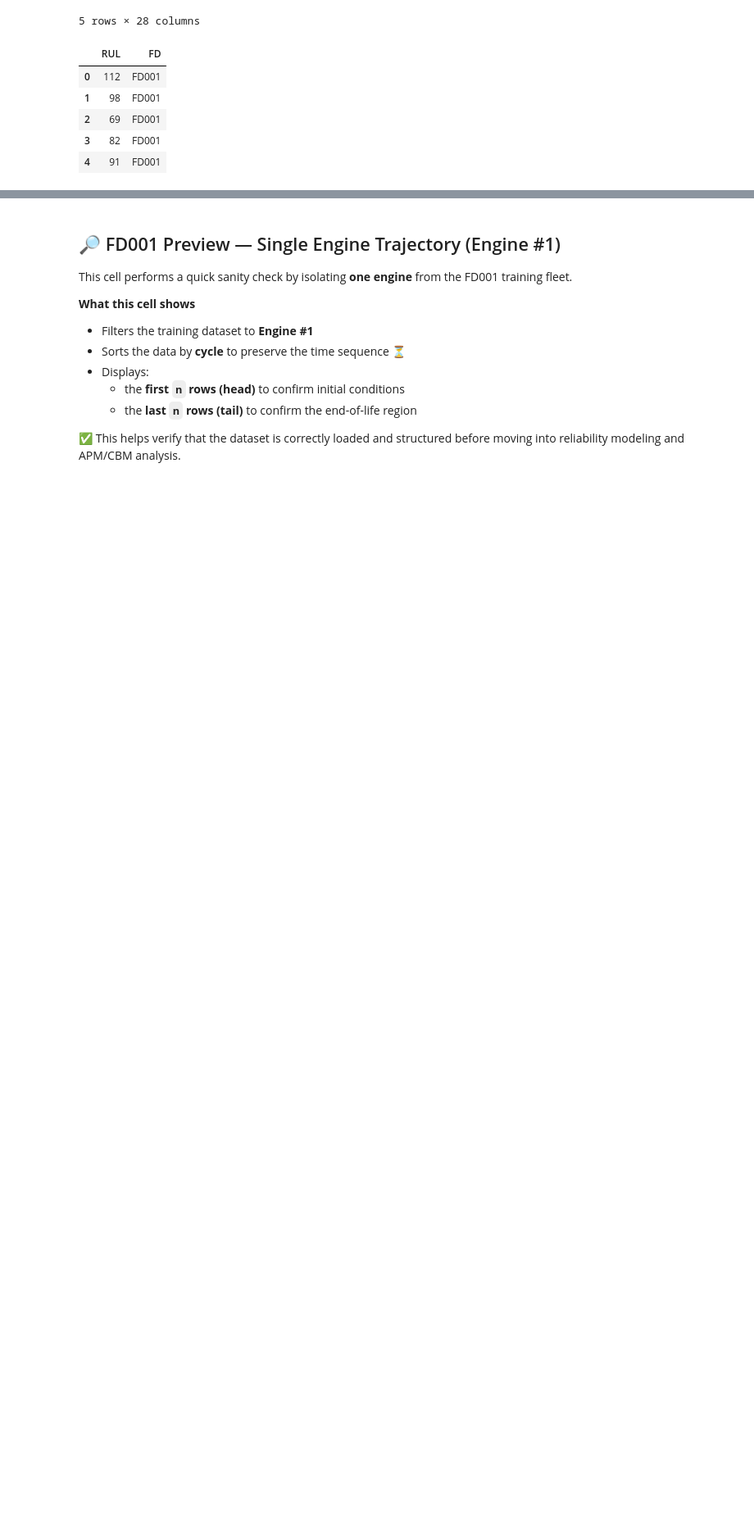
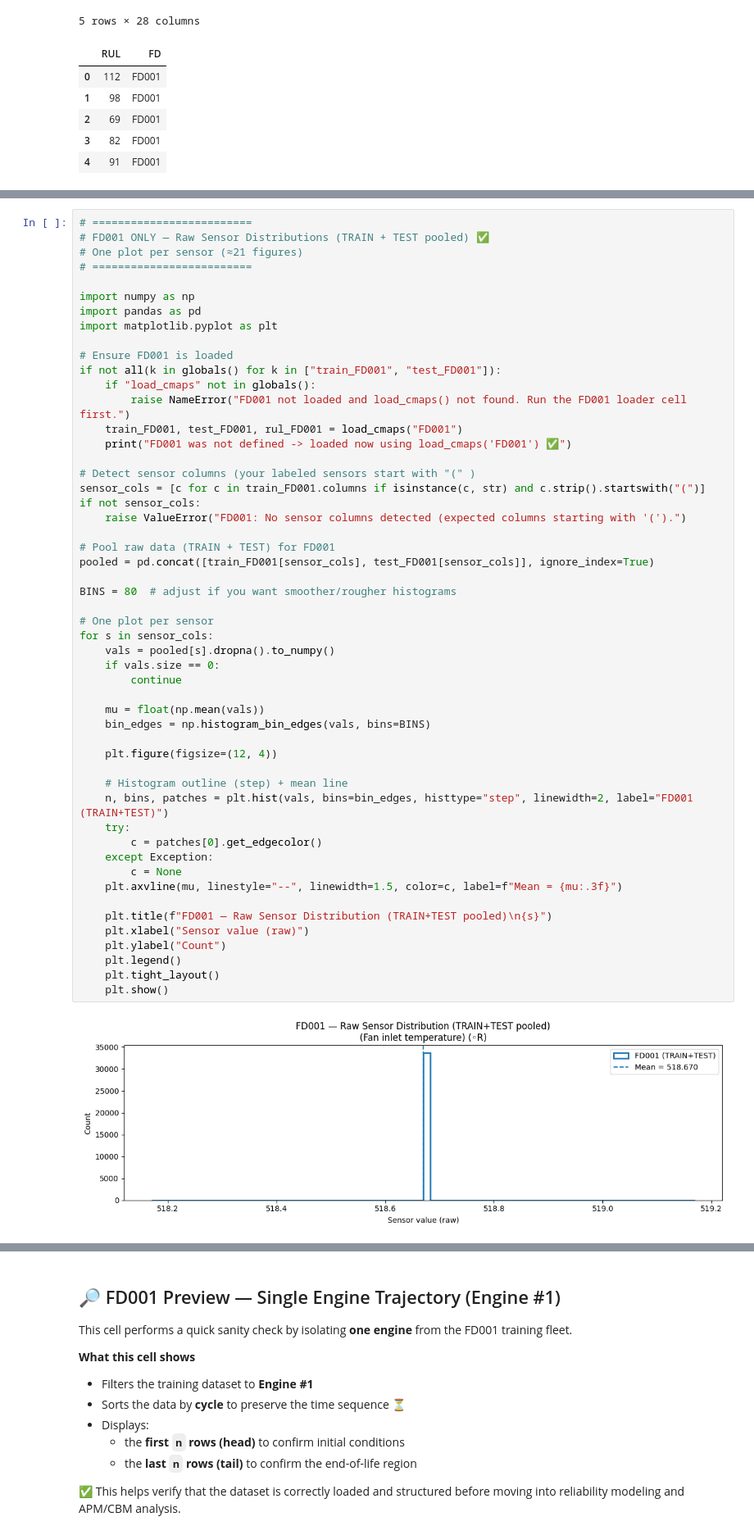
Before and after one commit to Tareq-Alsahaf/ISE-518, a Jupyter notebook: ISE-506 & ISE-510 FP .ipynb, the cells around one changed output, grey strips where cells are left out. Shown at 82% size. Cells and saved outputs as stored; diff of their text form; blank space fills up the shorter version.

```diff
--- a/ISE-506 & ISE-510 FP .ipynb
+++ b/ISE-506 & ISE-510 FP .ipynb
@@ -242,0 +374,54 @@ FD001 test  RUL [min, max]: [7 , 340]
+# %%
+# =========================
+# FD001 ONLY — Raw Sensor Distributions (TRAIN + TEST pooled) ✅
+# One plot per sensor (≈21 figures)
+# =========================
+
+import numpy as np
+import pandas as pd
+import matplotlib.pyplot as plt
+
+# Ensure FD001 is loaded
+if not all(k in globals() for k in ["train_FD001", "test_FD001"]):
+    if "load_cmaps" not in globals():
+        raise NameError("FD001 not loaded and load_cmaps() not found. Run the FD001 loader cell first.")
+    train_FD001, test_FD001, rul_FD001 = load_cmaps("FD001")
+    print("FD001 was not defined -> loaded now using load_cmaps('FD001') ✅")
+
+# Detect sensor columns (your labeled sensors start with "(" )
+sensor_cols = [c for c in train_FD001.columns if isinstance(c, str) and c.strip().startswith("(")]
+if not sensor_cols:
+    raise ValueError("FD001: No sensor columns detected (expected columns starting with '(').")
+
+# Pool raw data (TRAIN + TEST) for FD001
+pooled = pd.concat([train_FD001[sensor_cols], test_FD001[sensor_cols]], ignore_index=True)
+
+BINS = 80  # adjust if you want smoother/rougher histograms
+
+# One plot per sensor
+for s in sensor_cols:
+    vals = pooled[s].dropna().to_numpy()
+    if vals.size == 0:
+        continue
+
+    mu = float(np.mean(vals))
+    bin_edges = np.histogram_bin_edges(vals, bins=BINS)
+
+    plt.figure(figsize=(12, 4))
+
+    # Histogram outline (step) + mean line
+    n, bins, patches = plt.hist(vals, bins=bin_edges, histtype="step", linewidth=2, label="FD001 (TRAIN+TEST)")
+    try:
+        c = patches[0].get_edgecolor()
+    except Exception:
+        c = None
+    plt.axvline(mu, linestyle="--", linewidth=1.5, color=c, label=f"Mean = {mu:.3f}")
+
+    plt.title(f"FD001 — Raw Sensor Distribution (TRAIN+TEST pooled)\n{s}")
+    plt.xlabel("Sensor value (raw)")
+    plt.ylabel("Count")
+    plt.legend()
+    plt.tight_layout()
+    plt.show()
+# %% [output]
+[figure, added]
```
Also changed, not shown: parts of 9 cells of this notebook, 1 other file.
